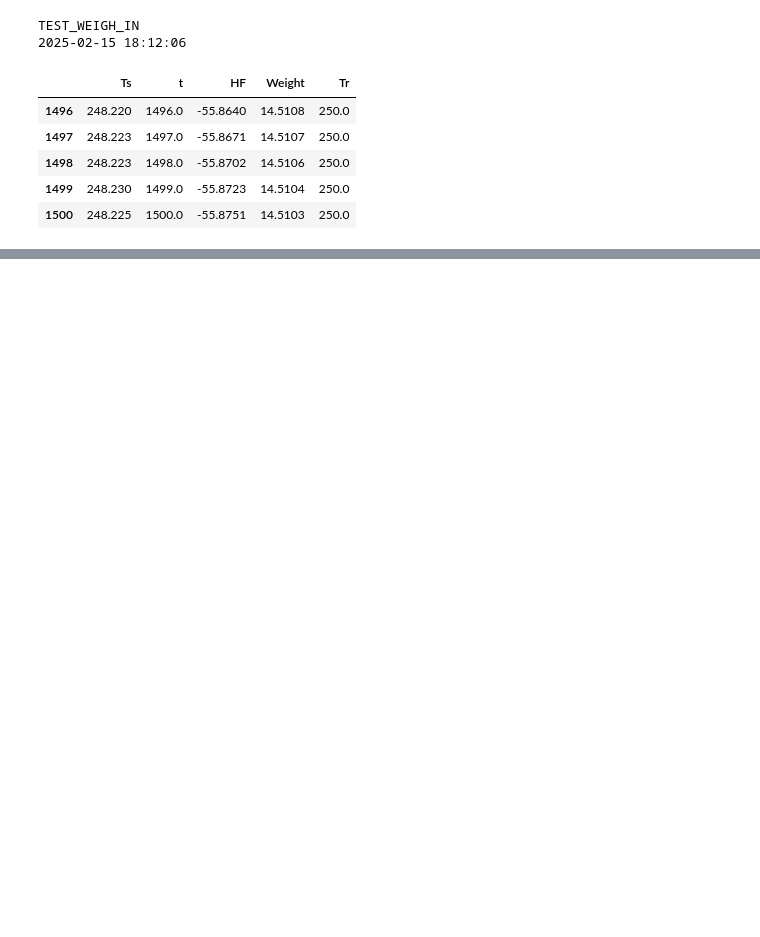
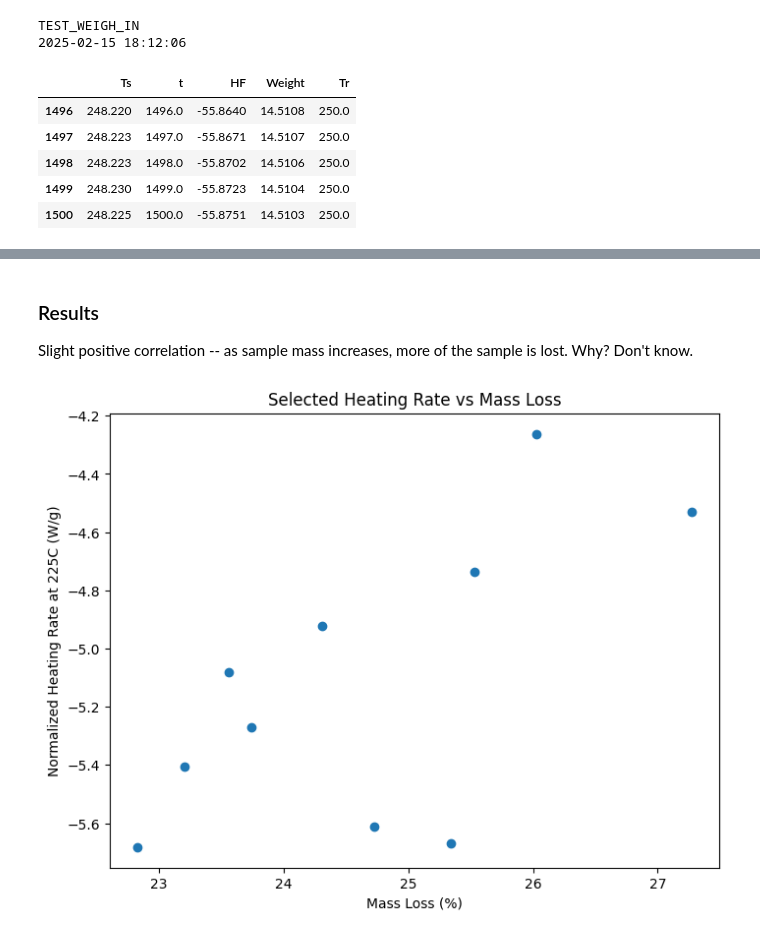
Before and after one commit to colinjennings/Thermoset-DSC-SOP, a Jupyter notebook: consistency_experiments/plot_dsc_curves.ipynb, the cells around one changed output, grey strips where cells are left out. Cells and saved outputs as stored; diff of their text form; code cells hidden in the pictures; blank space fills up the shorter version.

```diff
--- a/consistency_experiments/plot_dsc_curves.ipynb
+++ b/consistency_experiments/plot_dsc_curves.ipynb
@@ -87,0 +170,19 @@ plt.show()
+# %% [markdown]
+### Results
+
+Slight positive correlation -- as sample mass increases, more of the sample is lost. Why? Don't know.
+# %%
+
+
+
+plt.figure(figsize=(8,6))
+
+plt.xlabel("Mass Loss (%)")
+plt.ylabel(f"Normalized Heating Rate at {temp_selected}C (W/g)")
+plt.title("Selected Heating Rate vs Mass Loss")
+
+plt.scatter(weight_changes, things)
+
+plt.show()
+# %% [output]
+[figure, added]
```
Also changed, not shown: parts of 13 cells of this notebook.
